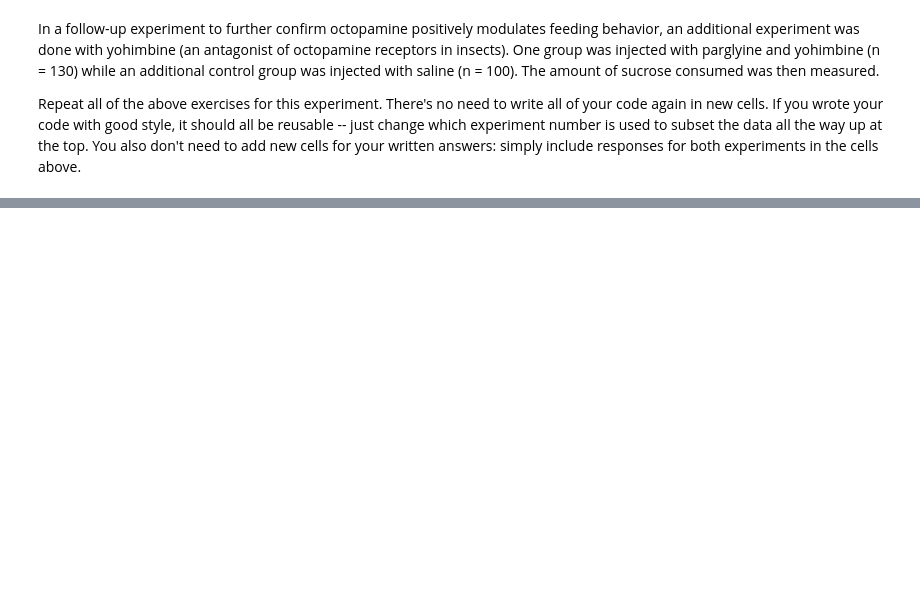
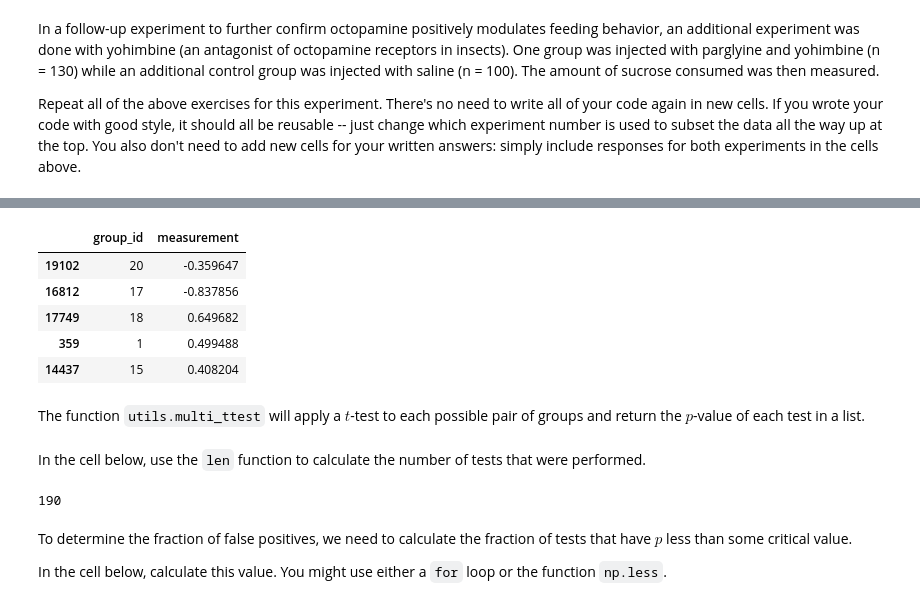
Before and after one commit to charlesfrye/AppliedStatisticsForNeuroscience, a Jupyter notebook: 04 - Tests for 2-Sample Data/Lab A - Unpaired t-Tests - Solutions.ipynb, the cells around one changed output, grey strips where cells are left out. Drawn from its saved outputs; the diff is of its cells as text; code cells hidden in the pictures; blank space fills up the shorter version.

Commit message:
adds section on multiple comparisons

```diff
--- a/04 - Tests for 2-Sample Data/Lab A - Unpaired t-Tests - Solutions.ipynb
+++ b/04 - Tests for 2-Sample Data/Lab A - Unpaired t-Tests - Solutions.ipynb
@@ -178,0 +195,29 @@ Repeat all of the above exercises for this experiment. There's no need to write
+# %%
+def simulate_data(N=100, num_groups = 2):
+    num_rows = N*num_groups
+    measurements = np.random.standard_normal(size=(num_rows))
+    group_ids = np.repeat(np.arange(1, num_groups+1), N)
+
+    columns = [measurements, group_ids]
+    column_labels = ["measurement", "group_id"]
+
+    data_df = pd.DataFrame.from_dict({column_label: column for column_label, column
+                                      in zip(column_labels, columns)})
+    return data_df
+
+def multi_ttest(dataframe):
+    group_ids = dataframe.group_id.unique()
+    group_combinations = combinations(group_ids, 2)
+
+    p_values = [single_ttest(dataframe, group_combination)
+                for group_combination in group_combinations]
+
+    return p_values
+
+def single_ttest(dataframe, indices_to_test):
+    groups = [dataframe.measurement[dataframe.group_id == index_to_test]
+                 for index_to_test in indices_to_test]
+
+    result = scipy.stats.ttest_ind(*groups)
+
+    return result.pvalue
@@ -178,0 +242,13 @@ Repeat all of the above exercises for this experiment. There's no need to write
+# %%
+simulated_data = simulate_data(N=1000, num_groups=20)
+simulated_data.sample(5)
+# %% [output]
+|  | group_id | measurement |
+| 19102 | 20 | -0.359647 |
+| 16812 | 17 | -0.837856 |
+| 17749 | 18 | 0.649682 |
+| 359 | 1 | 0.499488 |
+| 14437 | 15 | 0.408204 |
+# %% [markdown]
+The function `utils.multi_ttest` will apply a $t$-test
+to each possible pair of groups and return the $p$-value of each test in a list.
@@ -178,0 +257,11 @@ Repeat all of the above exercises for this experiment. There's no need to write
+# %% [markdown]
+In the cell below, use the `len` function to calculate the number of tests that were performed.
+# %%
+len(test_results)
+# %% [output]
+190
+# %% [markdown]
+To determine the fraction of false positives,
+we need to calculate the fraction of tests that have $p$ less than some critical value.
+
+In the cell below, calculate this value. You might use either a `for` loop or the function `np.less`.
```
Also changed, not shown: parts of 18 cells of this notebook.
